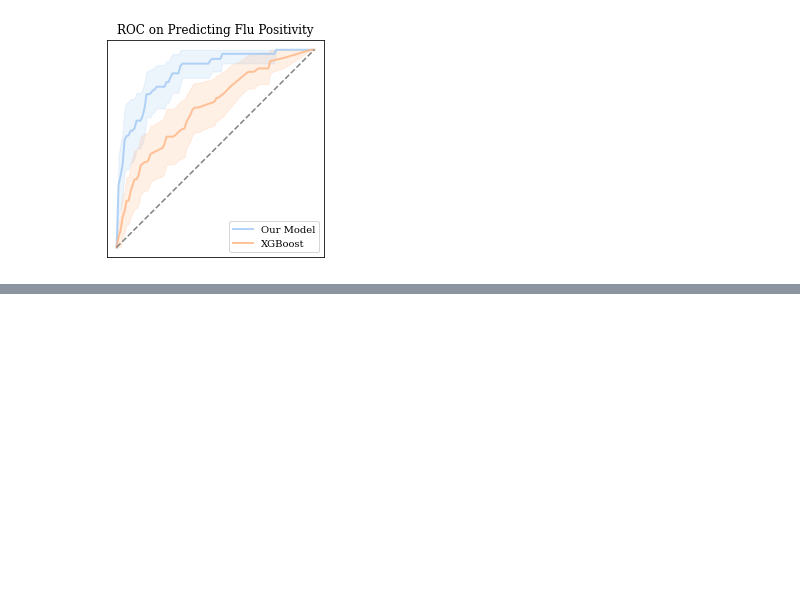
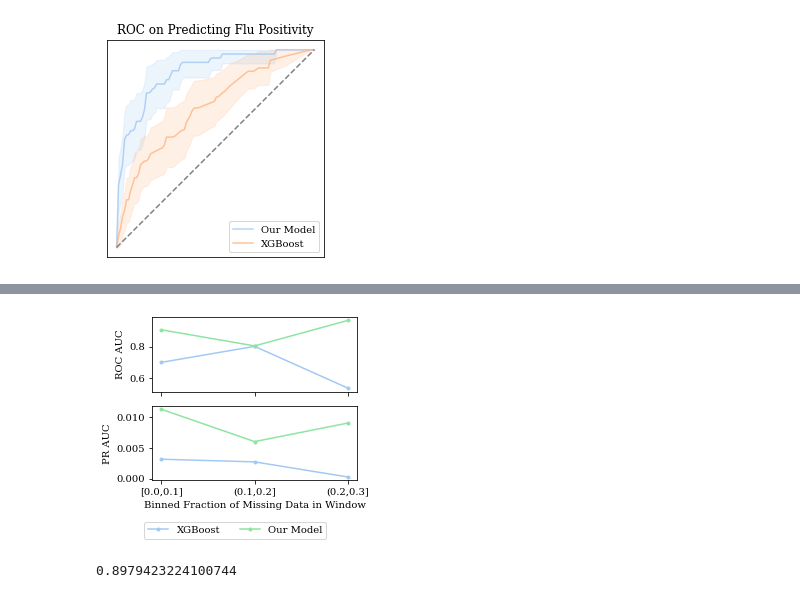
Before and after one commit to behavioral-data/Homekit2020, a Jupyter notebook: notebooks/mam/kdd2022-viz/curve-plots.ipynb, the cells around one changed output, grey strips where cells are left out. Cells and saved outputs as stored; diff of their text form; code cells hidden in the pictures; blank space fills up the shorter version.

```diff
--- a/notebooks/mam/kdd2022-viz/curve-plots.ipynb
+++ b/notebooks/mam/kdd2022-viz/curve-plots.ipynb
@@ -227,0 +349,57 @@ FLU_RUNS_ALL = {
+# %%
+def safe_pr_auc(true,pred):
+    precision, recall, _thresholds = precision_recall_curve(true,pred)
+    mean_auc = auc(recall,precision)
+    return mean_auc
+# %%
+with plt.style.context('/homes/gws/mikeam/seattleflustudy/src/visualization/stylesheets/paper.mplstyle'):
+    fig = plt.figure(figsize=(4,3))
+    ax0 = plt.subplot(2, 1, 1)
+    ax1 = plt.subplot(2, 1, 2, sharex=ax0)
+    palette = itertools.cycle(sns.color_palette("pastel"))
+    bins = np.linspace(0,0.3,4)
+
+    i = 0
+    for k,df in flu_pos.items():
+
+        color = next(palette)
+        if i == 1:
+            # Keep consistent color scheme
+            color = next(palette)
+
+        df["missing_perc"] = df["missing_heartrate"] / (24*60)
+        df["bin"] =  pd.cut(df["missing_perc"], bins=bins, include_lowest=True).cat.remove_unused_categories()
+
+        roc_aucs = df.groupby("bin").apply(lambda x: safe_roc(x["label"],x["pred"]))
+
+        ax0.plot(roc_aucs.index.astype(str), roc_aucs,label=k,color=color,marker = ".")
+
+        pr_aucs = df.groupby("bin").apply(lambda x: safe_pr_auc(x["label"].values,x["pred"].values))
+        ax1.plot(pr_aucs.index.astype(str), pr_aucs, color=color, marker = ".")
+        i+=1
+
+
+    ax0.set_xlabel("")
+    ax0.set_ylabel("ROC AUC")
+
+    plt.setp(ax0.get_xticklabels(), visible=False)
+
+
+    ax1.set_xlabel("Binned Fraction of Missing Data in Window")
+    ax1.set_ylabel("PR AUC")
+
+    ax1_labels = ["[0.0,0.1]","(0.1,0.2]","(0.2,0.3]"]
+    ax1_ticks = ax1.get_xticks()
+
+    ax1.set_xticks(ax1_ticks, ax1_labels)
+
+    fig.tight_layout()
+    fig.legend(loc='lower center', ncol=2,  bbox_to_anchor=(.5, -0.1))
+
+plt.savefig("reports/kdd2022/binned_missingness.pdf", bbox_inches="tight")
+# %% [output]
+[figure, added]
+# %%
+(df["missing_perc"] < 0.3).sum() / len(df["missing_perc"])
+# %% [output]
+0.8979423224100744
```
Also changed, not shown: parts of 17 cells of this notebook, 3 other files.
